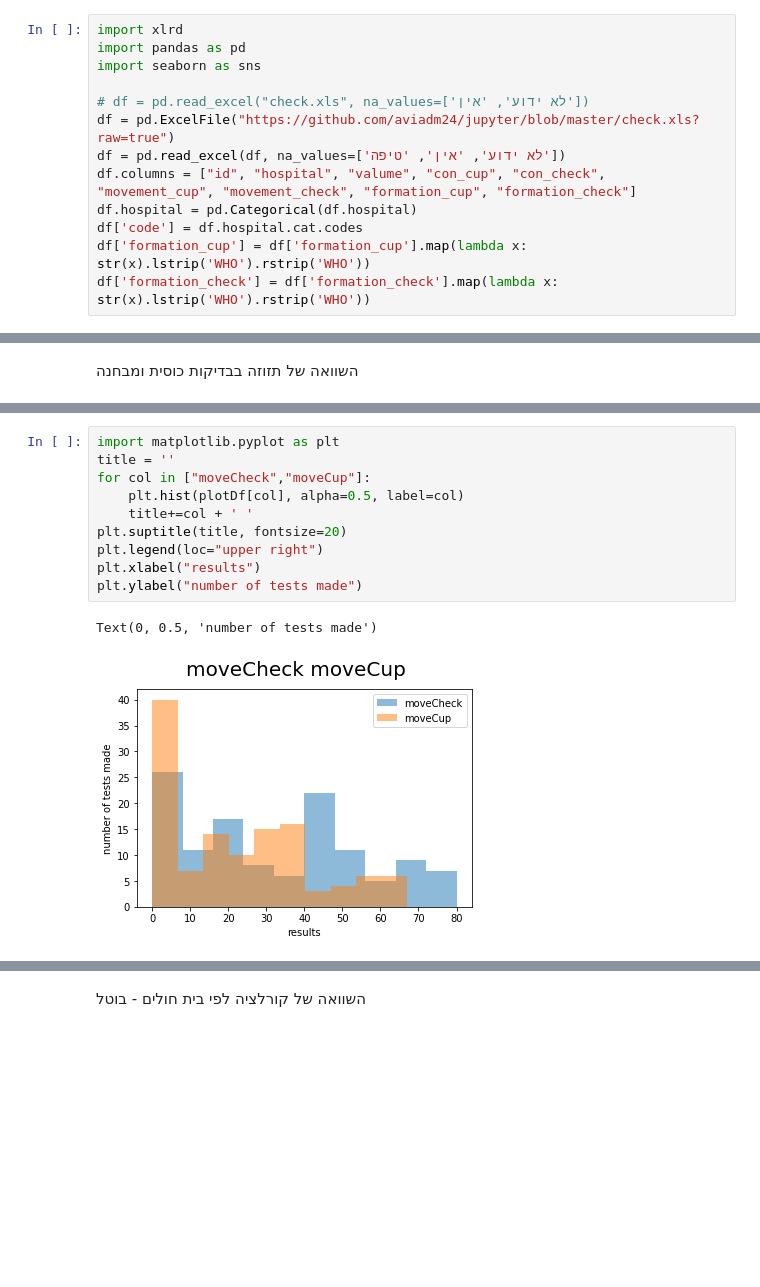
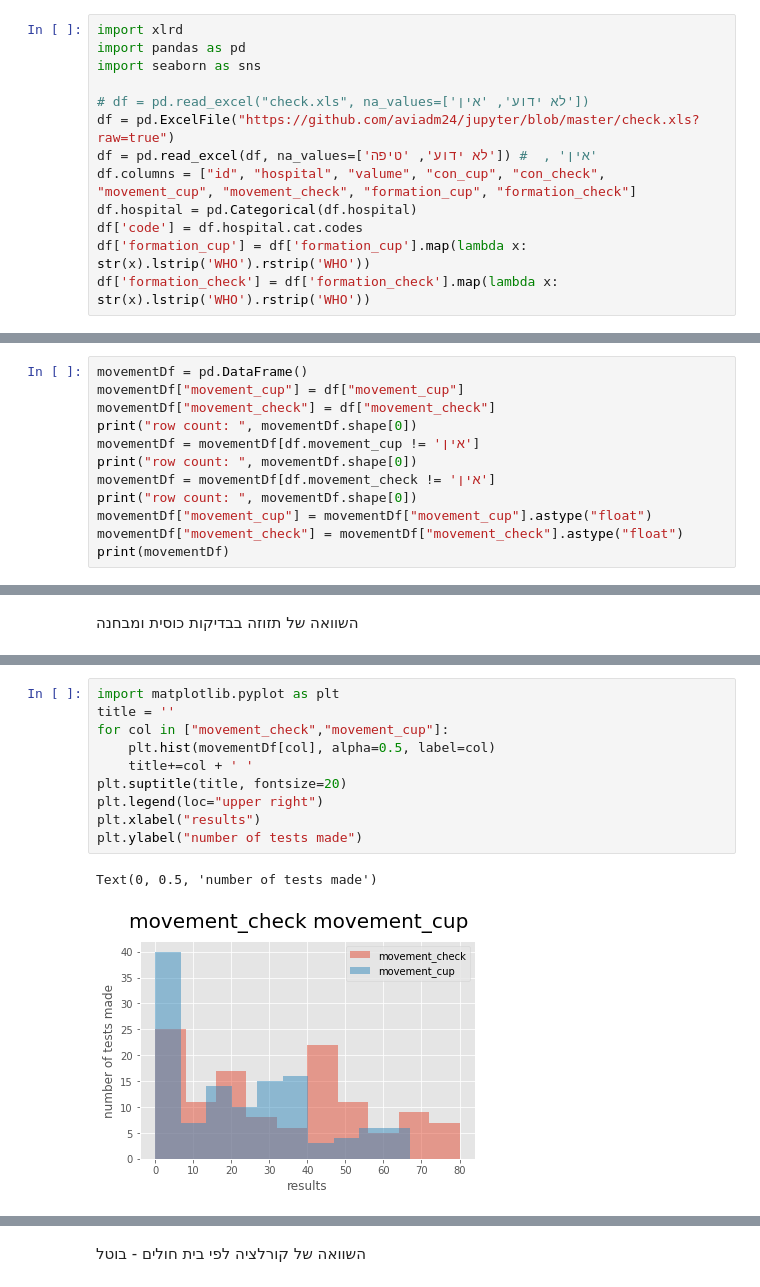
Before and after one commit to aviadm24/jupyter, a Jupyter notebook: machonPuah.ipynb, the cells around one changed output, grey strips where cells are left out. Saved outputs shown, nothing was run; the diff lists cells and outputs as text; blank space fills up the shorter version.

```diff
--- a/machonPuah.ipynb
+++ b/machonPuah.ipynb
@@ -11,7 +11,7 @@ import seaborn as sns
 
 # df = pd.read_excel("check.xls", na_values=['לא ידוע', 'אין'])
 df = pd.ExcelFile("https://github.com/aviadm24/jupyter/blob/master/check.xls?raw=true")
-df = pd.read_excel(df, na_values=['לא ידוע', 'אין', 'טיפה'])
+df = pd.read_excel(df, na_values=['לא ידוע', 'טיפה']) #  , 'אין'
 df.columns = ["id", "hospital", "valume", "con_cup", "con_check", "movement_cup", "movement_check", "formation_cup", "formation_check"]
 df.hospital = pd.Categorical(df.hospital)
 df['code'] = df.hospital.cat.codes
@@ -52,0 +85,12 @@ See the caveats in the documentation: https://pandas.pydata.org/pandas-docs/stab
+# %%
+movementDf = pd.DataFrame()
+movementDf["movement_cup"] = df["movement_cup"]
+movementDf["movement_check"] = df["movement_check"]
+print("row count: ", movementDf.shape[0])
+movementDf = movementDf[df.movement_cup != 'אין']
+print("row count: ", movementDf.shape[0])
+movementDf = movementDf[df.movement_check != 'אין']
+print("row count: ", movementDf.shape[0])
+movementDf["movement_cup"] = movementDf["movement_cup"].astype("float")
+movementDf["movement_check"] = movementDf["movement_check"].astype("float")
+print(movementDf)
@@ -116,14 +168,14 @@ plotDf
 # %%
 import matplotlib.pyplot as plt
 title = ''
-for col in ["moveCheck","moveCup"]:
-    plt.hist(plotDf[col], alpha=0.5, label=col)
+for col in ["movement_check","movement_cup"]:
+    plt.hist(movementDf[col], alpha=0.5, label=col)
     title+=col + ' '
 plt.suptitle(title, fontsize=20)
 plt.legend(loc="upper right")
 plt.xlabel("results")
 plt.ylabel("number of tests made")
 # %% [output]
 Text(0, 0.5, 'number of tests made')
-[figure, old version]
+[figure, new version]
 # %%
```
Also changed, not shown: parts of 16 cells of this notebook.
